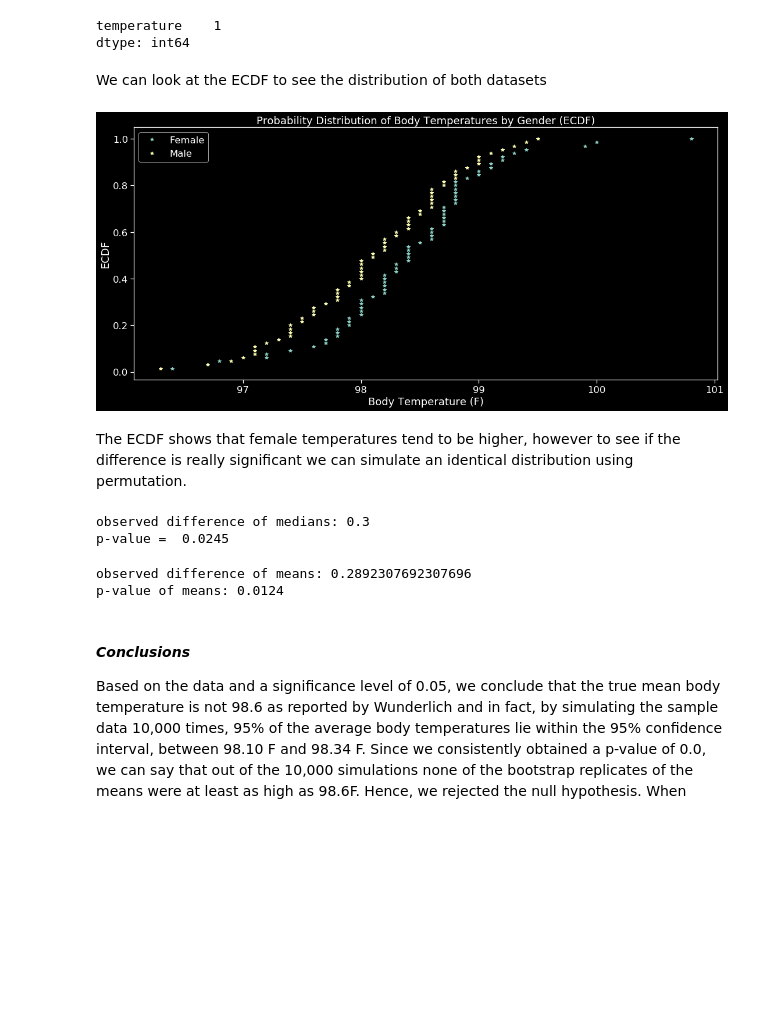
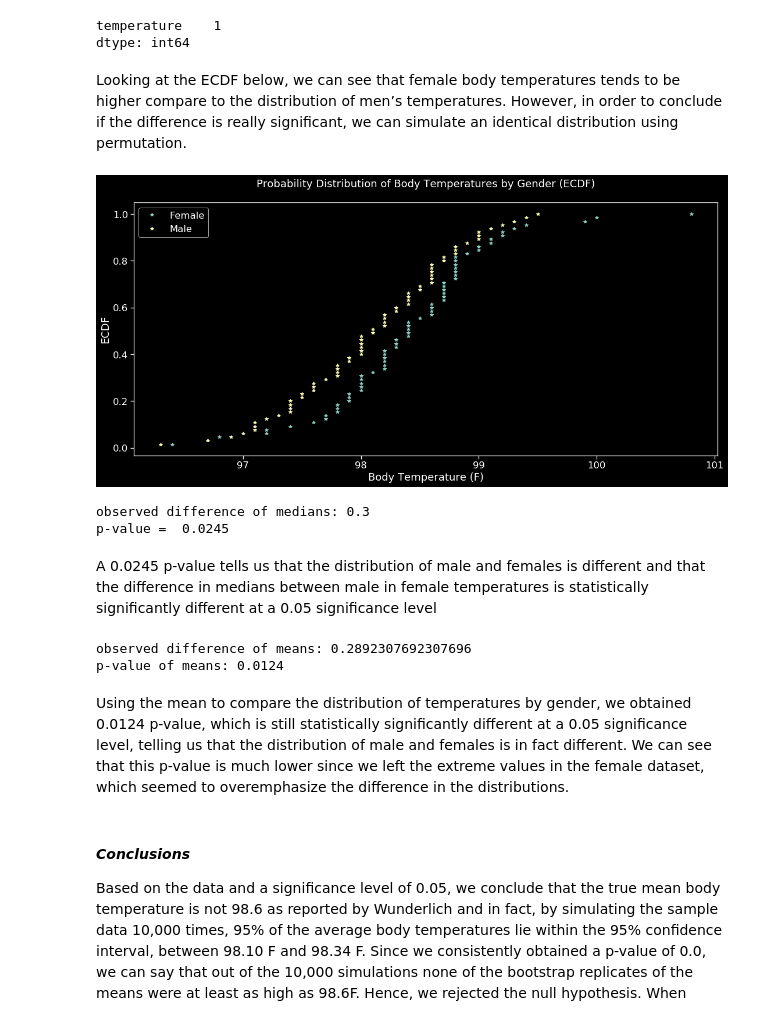
Before and after one commit to MeierG/Data-Science-Projects, a Jupyter notebook: EDA-human-temperature/Body_Temperatures.ipynb, the cells around one changed output. Drawn from its saved outputs; the diff is of its cells as text; code cells hidden in the pictures; blank space fills up the shorter version.

Commit message:
EDA and Inferential Statistics

```diff
--- a/EDA-human-temperature/Body_Temperatures.ipynb
+++ b/EDA-human-temperature/Body_Temperatures.ipynb
@@ -434,7 +434,7 @@ m.describe()
 
 # plot the distribution of temperature by gender
 plt.style.use(['dark_background'])
-plt.rcParams['figure.figsize'] = [18,8]
+plt.rcParams['figure.figsize'] = [18,6]
 _=plt.subplot(1,2,1)
 _=plt.title('Temperature Distribution by Gender\n', fontsize = 15)
 _=sns.boxplot(x = 'gender', y = 'temperature', data = df)
@@ -479,25 +479,23 @@ temperature    3
 dtype: int64
 temperature    1
 dtype: int64
-# %% [markdown]
-<p>We can look at the ECDF to see the distribution of both datasets</p>
+# %% [markdown]
+<p>Looking at the ECDF below, we can see that female body temperatures tends to be higher compare to the distribution of men’s temperatures. However, in order to conclude if the difference is really significant, we can simulate an identical distribution using permutation.</p>
 # %%
 # set background
 plt.style.use(['dark_background'])
 x_f, y_f = ecdf(f['temperature'])
 
 # plot ECDF for male and female body temperatures separately
 _=plt.plot(x_f, y_f, marker = '*', linestyle = 'none')
 x_m, y_m = ecdf(m['temperature'])
 _=plt.plot(x_m, y_m, marker = '*', linestyle = 'none')
 _=plt.legend(['Female', 'Male'])
-_=plt.title('Probability Distribution of Body Temperatures by Gender (ECDF)')
+_=plt.title('Probability Distribution of Body Temperatures by Gender (ECDF)\n')
 _=plt.xlabel('Body Temperature (F)')
 _=plt.ylabel('ECDF')
 # %% [output]
-[figure, old version]
+[figure, new version]
-# %% [markdown]
-The ECDF shows that female temperatures tend to be higher, however to see if the difference is really significant we can simulate an identical distribution using permutation.
 # %%
 # get the data as arrays for easier analysis
 female = f.temperature.values
@@ -556,6 +554,8 @@ print('p-value = ', p_value_perm)
 # %% [output]
 observed difference of medians: 0.3
 p-value =  0.0245
+# %% [markdown]
+A 0.0245 p-value tells us that the distribution of male and females is different and that the difference in medians between male in female temperatures is statistically significantly different at a 0.05 significance level
 # %%
 # create a function to obtain the difference of means
 def diff_mean(array1, array2):
@@ -576,6 +576,8 @@ print('p-value of means:', p_value_means)
 # %% [output]
 observed difference of means: 0.2892307692307696
 p-value of means: 0.0124
+# %% [markdown]
+Using the mean to compare the distribution of temperatures by gender, we obtained 0.0124 p-value, which is still statistically significantly different at a 0.05 significance level, telling us that the distribution of male and females is in fact different. We can see that this p-value is much lower since we left the extreme values in the female dataset, which seemed to overemphasize the difference in the distributions.
 # %% [markdown]
 #### <em>Conclusions</em>
 <p>Based on the data and a significance level of 0.05, we conclude that the true mean body temperature is not 98.6 as reported by Wunderlich and in fact, by simulating the sample data 10,000 times, 95% of the average body temperatures lie within the 95% confidence interval, between 98.10 F and 98.34 F.
```
